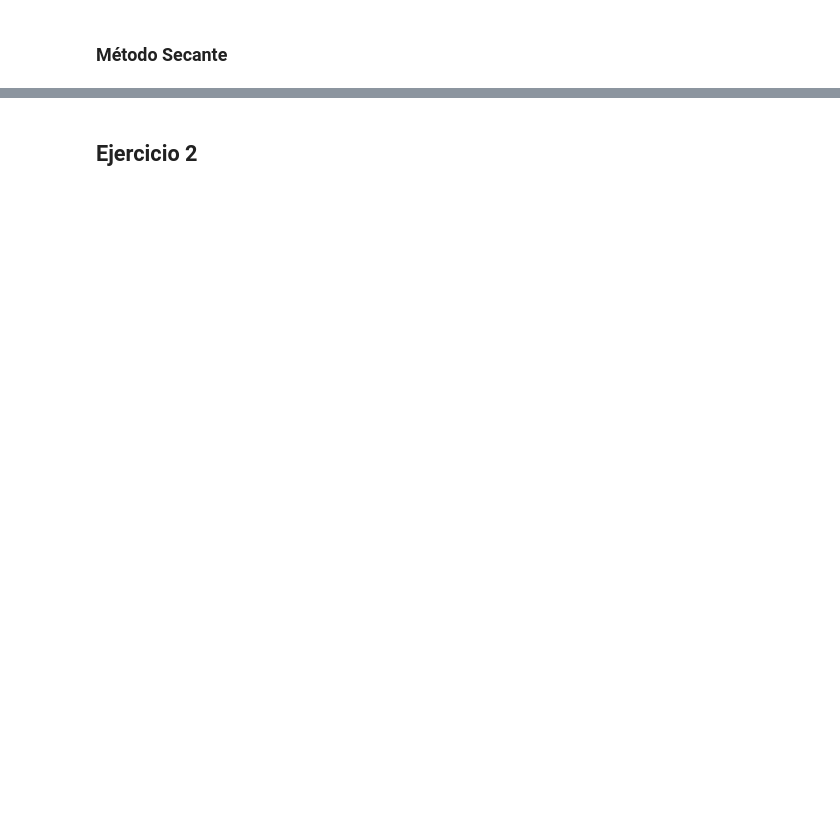
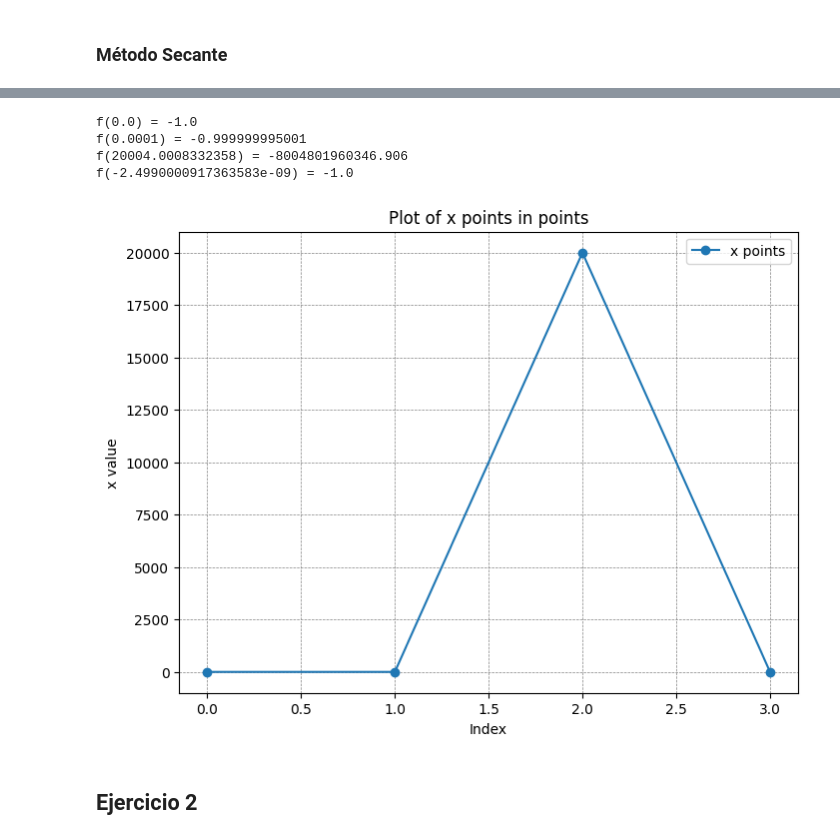
Before and after one commit to KennethJYS/M-todo-de-Newton-y-Secante, a Jupyter notebook: Ejercicios.ipynb, the cells around one changed output, grey strips where cells are left out. Cells and saved outputs as stored; diff of their text form; code cells hidden in the pictures; blank space fills up the shorter version.

```diff
--- a/Ejercicios.ipynb
+++ b/Ejercicios.ipynb
@@ -28,2 +83,24 @@ x_r = optimize.newton(
+# %%
+x0 = 0
+points = []
+x_r = optimize.newton(f, x0, args=(points, True), maxiter=100)
+# %% [output]
+f(0.0) = -1.0
+f(0.0001) = -0.999999995001
+f(20004.0008332358) = -8004801960346.906
+f(-2.4990000917363583e-09) = -1.0
+# %%
+x_points = [point[0] for point in points]
+
+plt.figure(figsize=(8, 6))
+plt.plot(x_points, "o-", label="x points")
+plt.grid(color="gray", linestyle="--", linewidth=0.5)
+plt.title("Plot of x points in points")
+plt.xlabel("Index")
+plt.ylabel("x value")
+plt.legend()
+plt.show()
+# %% [output]
+[figure, added]
 # %% [markdown]
 ## Ejercicio 2
```
Also changed, not shown: parts of 8 cells of this notebook.
